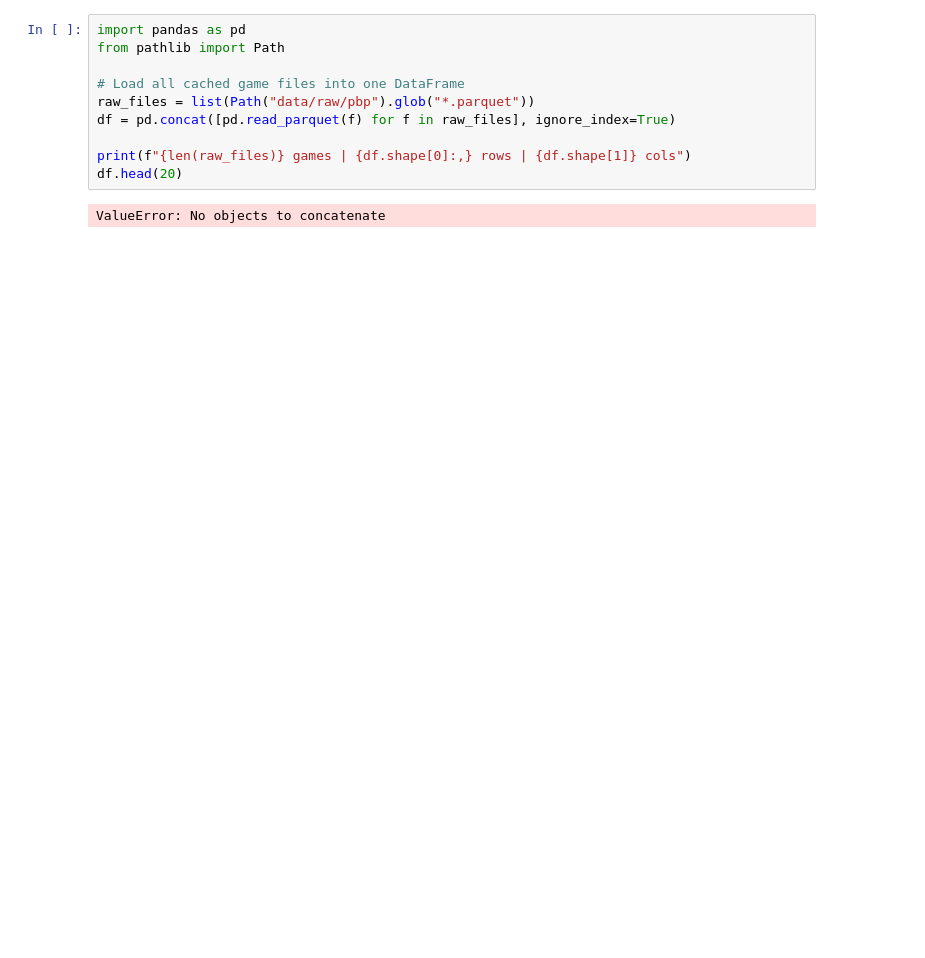
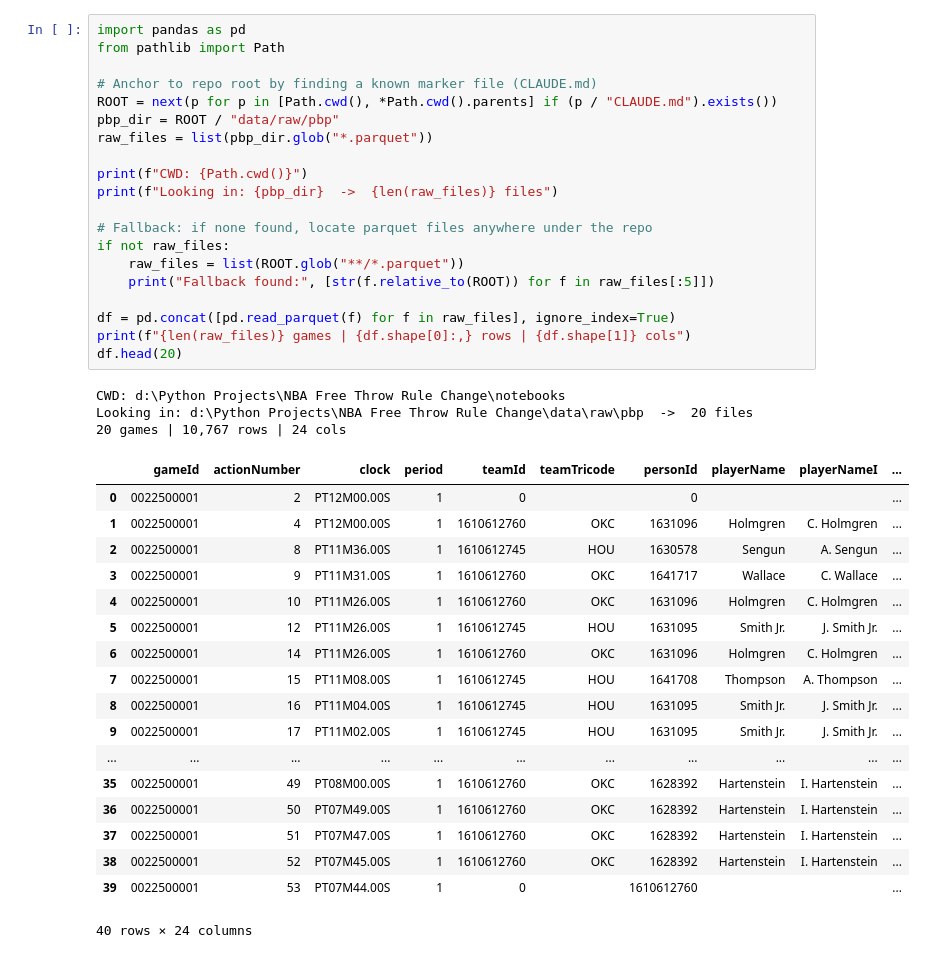
Before and after one commit to Cruth98/NBA-Free-Throw-Rule-Change, a Jupyter notebook: notebooks/analysis.ipynb, the cells around one changed output. Saved outputs shown, nothing was run; the diff lists cells and outputs as text; blank space fills up the shorter version.

Commit message:
Validate data with analysis.ipynb

```diff
--- a/notebooks/analysis.ipynb
+++ b/notebooks/analysis.ipynb
@@ -1,12 +1,42 @@
 # %%
 import pandas as pd
 from pathlib import Path
 
-# Load all cached game files into one DataFrame
-raw_files = list(Path("data/raw/pbp").glob("*.parquet"))
+# Anchor to repo root by finding a known marker file (CLAUDE.md)
+ROOT = next(p for p in [Path.cwd(), *Path.cwd().parents] if (p / "CLAUDE.md").exists())
+pbp_dir = ROOT / "data/raw/pbp"
+raw_files = list(pbp_dir.glob("*.parquet"))
+
+print(f"CWD: {Path.cwd()}")
+print(f"Looking in: {pbp_dir}  ->  {len(raw_files)} files")
+
+# Fallback: if none found, locate parquet files anywhere under the repo
+if not raw_files:
+    raw_files = list(ROOT.glob("**/*.parquet"))
+    print("Fallback found:", [str(f.relative_to(ROOT)) for f in raw_files[:5]])
+
 df = pd.concat([pd.read_parquet(f) for f in raw_files], ignore_index=True)
-
 print(f"{len(raw_files)} games | {df.shape[0]:,} rows | {df.shape[1]} cols")
 df.head(20)
 # %% [output]
-ValueError: No objects to concatenate
+CWD: d:\Python Projects\NBA Free Throw Rule Change\notebooks
+Looking in: d:\Python Projects\NBA Free Throw Rule Change\data\raw\pbp  ->  20 files
+20 games | 10,767 rows | 24 cols
+|  | gameId | actionNumber | clock | period | teamId | teamTricode | personId | playerName | playerNameI | ... |
+| 0 | 0022500001 | 2 | PT12M00.00S | 1 | 0 |  | 0 |  |  | ... |
+| 1 | 0022500001 | 4 | PT12M00.00S | 1 | 1610612760 | OKC | 1631096 | Holmgren | C. Holmgren | ... |
+| 2 | 0022500001 | 8 | PT11M36.00S | 1 | 1610612745 | HOU | 1630578 | Sengun | A. Sengun | ... |
+| 3 | 0022500001 | 9 | PT11M31.00S | 1 | 1610612760 | OKC | 1641717 | Wallace | C. Wallace | ... |
+| 4 | 0022500001 | 10 | PT11M26.00S | 1 | 1610612760 | OKC | 1631096 | Holmgren | C. Holmgren | ... |
+| 5 | 0022500001 | 12 | PT11M26.00S | 1 | 1610612745 | HOU | 1631095 | Smith Jr. | J. Smith Jr. | ... |
+| 6 | 0022500001 | 14 | PT11M26.00S | 1 | 1610612760 | OKC | 1631096 | Holmgren | C. Holmgren | ... |
+| 7 | 0022500001 | 15 | PT11M08.00S | 1 | 1610612745 | HOU | 1641708 | Thompson | A. Thompson | ... |
+| 8 | 0022500001 | 16 | PT11M04.00S | 1 | 1610612745 | HOU | 1631095 | Smith Jr. | J. Smith Jr. | ... |
+| 9 | 0022500001 | 17 | PT11M02.00S | 1 | 1610612745 | HOU | 1631095 | Smith Jr. | J. Smith Jr. | ... |
+| ... | ... | ... | ... | ... | ... | ... | ... | ... | ... | ... |
+| 35 | 0022500001 | 49 | PT08M00.00S | 1 | 1610612760 | OKC | 1628392 | Hartenstein | I. Hartenstein | ... |
+| 36 | 0022500001 | 50 | PT07M49.00S | 1 | 1610612760 | OKC | 1628392 | Hartenstein | I. Hartenstein | ... |
+| 37 | 0022500001 | 51 | PT07M47.00S | 1 | 1610612760 | OKC | 1628392 | Hartenstein | I. Hartenstein | ... |
+| 38 | 0022500001 | 52 | PT07M45.00S | 1 | 1610612760 | OKC | 1628392 | Hartenstein | I. Hartenstein | ... |
+| 39 | 0022500001 | 53 | PT07M44.00S | 1 | 0 |  | 1610612760 |  |  | ... |
+40 rows × 24 columns
```
Also changed, not shown: parts of 2 cells of this notebook.
